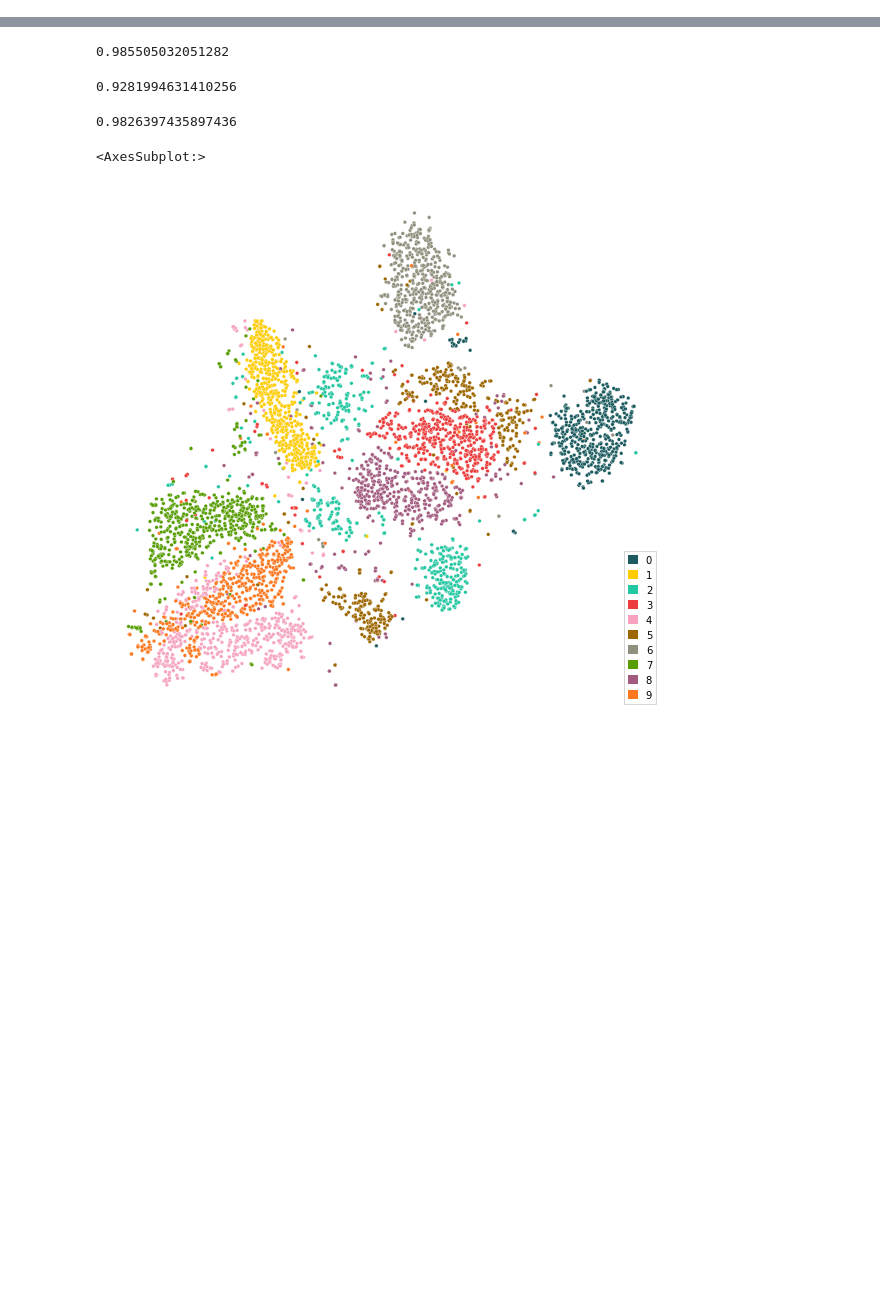
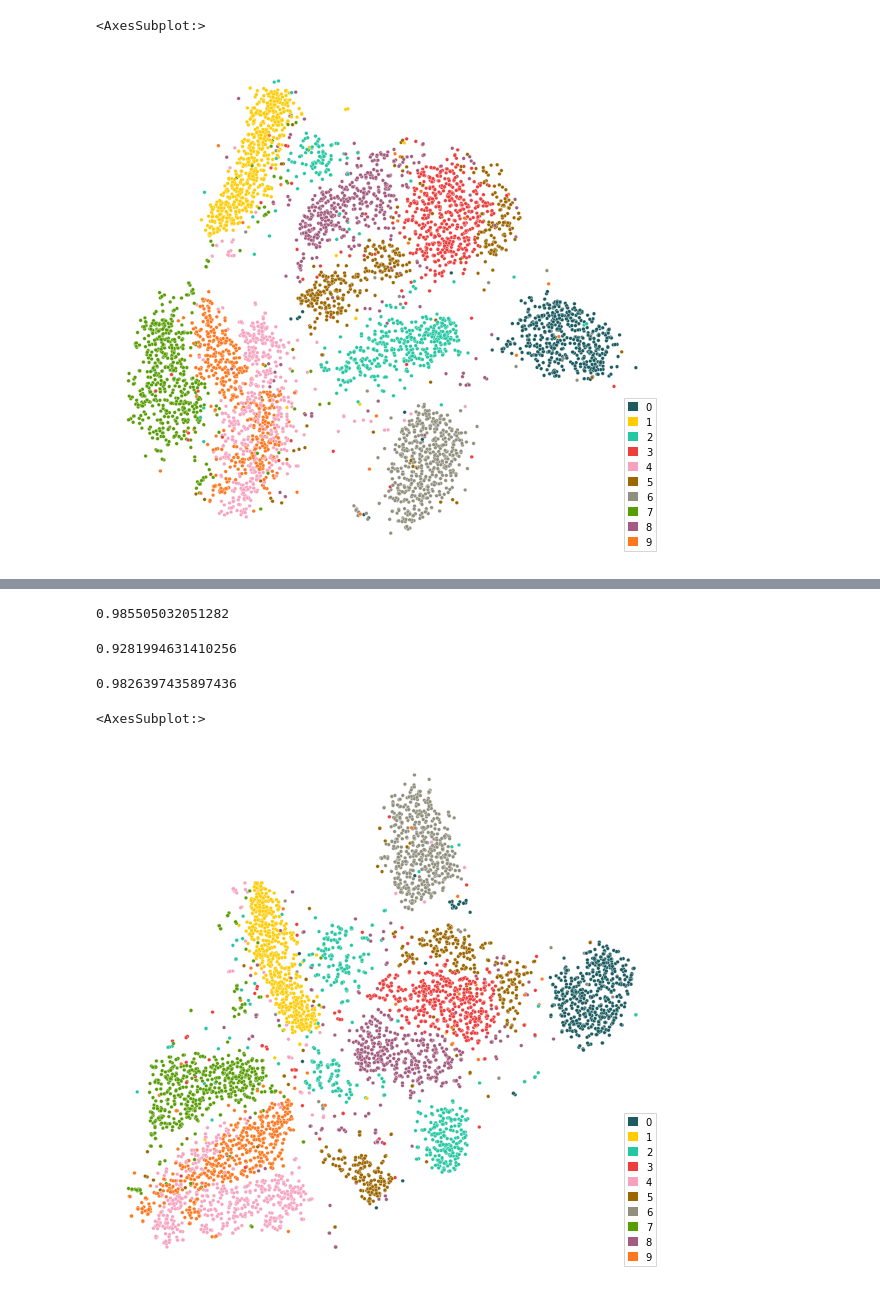
Before and after one commit to jku-vds-lab/paradime, a Jupyter notebook: notebooks/paper-plots/exaggeration.ipynb, the cells around one changed output, grey strips where cells are left out. Drawn from its saved outputs; the diff is of its cells as text; code cells hidden in the pictures; blank space fills up the shorter version.

```diff
--- a/notebooks/paper-plots/predefined copy.ipynb
+++ b/notebooks/paper-plots/exaggeration.ipynb
@@ -41,3 +24,39 @@ dr = paradime.routines.ParametricTSNE(
+# %%
+dr = paradime.routines.ParametricTSNE(
+    in_dim=28*28,
+    hidden_dims=[1024, 512, 256, 128],
+    perplexity=100,
+    epochs=40,
+    use_cuda=True,
+    verbose=True,
+)
+dr.losses["exag"] = paradime.loss.RelationLoss(
+    loss_function=paradime.loss.kullback_leibler_div,
+    global_relation_key="exag",
+)
+non_exag = copy.deepcopy(dr.global_relations["rel"])
+non_exag.transform.append(paradime.transforms.Functional(lambda x: 20*x))
+dr.global_relations["exag"] = non_exag
+dr.training_phases[1].epochs = 500
+dr.training_phases[1].learning_rate = 0.001
+dr.training_phases[1].batch_size = 256
+dr.training_phases = [
+    dr.training_phases[0],
+    paradime.dr.TrainingPhase(
+        name='exag',
+        epochs=250,
+        batch_size=256,
+        batches_per_epoch=-1,
+        sampling='standard',
+        loss_keys=['exag'],
+        loss_weights=[1.0],
+        optimizer=torch.optim.Adam,
+        learning_rate=0.001,
+        report_interval=5,
+    ),
+    dr.training_phases[1],
+]
+dr.training_phases[1]._determine_loss(dr.losses)
 # %%
-dr.train()
+dr.train(mnist_data[:num_items])
 # %% [output]
@@ -60,2 +80,2 @@ dr.train()
 # %%
-tsne["paradime"] = dr.apply(mnist_data[:num_items]).numpy()
+result = dr.apply(mnist_data[:num_items]).numpy()
@@ -66,0 +82,5 @@ tsne["sklearn"] = ScikitTSNE(
+# %%
+paradime.utils.plotting.scatterplot(result, labels=mnist.targets[:num_items])
+# %% [output]
+<AxesSubplot:>
+[figure, added]
```
Also changed, not shown: parts of 8 cells of this notebook.
